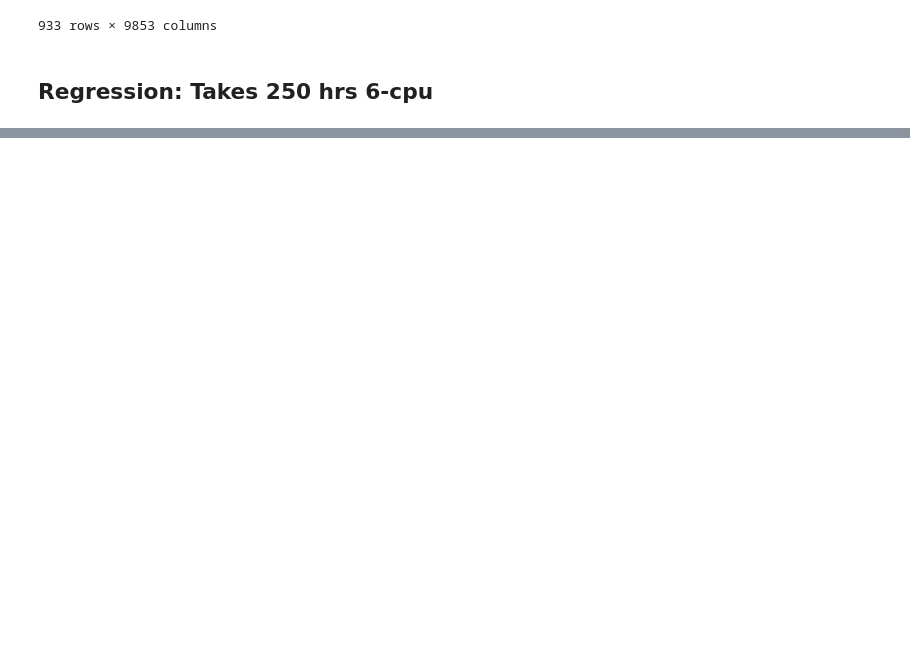
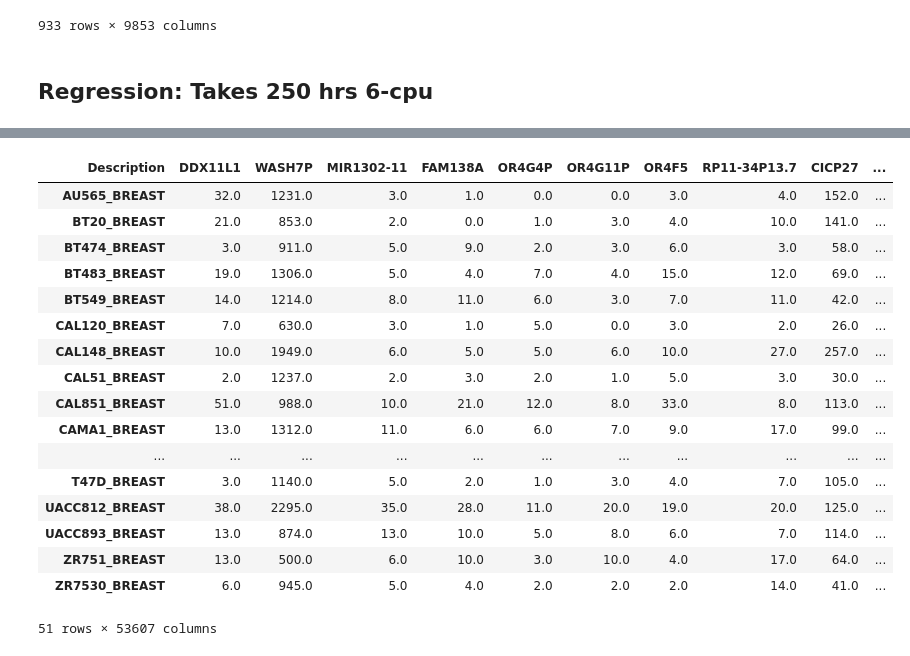
Before and after one commit to l1joseph/Multiscale_HRD_Classifier, a Jupyter notebook: Scripts/deconvo_reg.ipynb, the cells around one changed output, grey strips where cells are left out. Drawn from its saved outputs; the diff is of its cells as text; code cells hidden in the pictures; blank space fills up the shorter version.

```diff
--- a/Scripts/deconvo_reg.ipynb
+++ b/Scripts/deconvo_reg.ipynb
@@ -289,0 +201,35 @@ Name: CRACR2B, dtype: float64
+# %%
+genes_validation = pd.read_csv('../data/validation/CCLE_RNAseq_genes_counts_20180929.gct', sep="\t", skiprows=2)
+# Drop the 'Ensembl IDs' column
+genes_validation_transposed = genes_validation.drop(columns=['Name'])
+
+# Set the 'Description' column as the new header (column names)
+genes_validation_transposed = genes_validation_transposed.set_index('Description').transpose()
+
+# genes_validation_transposed_sorted = genes_validation_transposed.sort_index(axis = 1)
+# Drop columns that have only zeros
+genes_validation_transposed = genes_validation_transposed.loc[:, ~(genes_validation_transposed == 0).all()]
+
+# drop duplicates
+genes_validation_transposed_sorted = genes_validation_transposed.loc[:, ~genes_validation_transposed.columns.duplicated()]
+breast_filt = genes_validation_transposed_sorted[genes_validation_transposed_sorted.index.str.contains('BREAST')]
+breast_filt
+# %% [output]
+| Description | DDX11L1 | WASH7P | MIR1302-11 | FAM138A | OR4G4P | OR4G11P | OR4F5 | RP11-34P13.7 | CICP27 | ... |
+| AU565_BREAST | 32.0 | 1231.0 | 3.0 | 1.0 | 0.0 | 0.0 | 3.0 | 4.0 | 152.0 | ... |
+| BT20_BREAST | 21.0 | 853.0 | 2.0 | 0.0 | 1.0 | 3.0 | 4.0 | 10.0 | 141.0 | ... |
+| BT474_BREAST | 3.0 | 911.0 | 5.0 | 9.0 | 2.0 | 3.0 | 6.0 | 3.0 | 58.0 | ... |
+| BT483_BREAST | 19.0 | 1306.0 | 5.0 | 4.0 | 7.0 | 4.0 | 15.0 | 12.0 | 69.0 | ... |
+| BT549_BREAST | 14.0 | 1214.0 | 8.0 | 11.0 | 6.0 | 3.0 | 7.0 | 11.0 | 42.0 | ... |
+| CAL120_BREAST | 7.0 | 630.0 | 3.0 | 1.0 | 5.0 | 0.0 | 3.0 | 2.0 | 26.0 | ... |
+| CAL148_BREAST | 10.0 | 1949.0 | 6.0 | 5.0 | 5.0 | 6.0 | 10.0 | 27.0 | 257.0 | ... |
+| CAL51_BREAST | 2.0 | 1237.0 | 2.0 | 3.0 | 2.0 | 1.0 | 5.0 | 3.0 | 30.0 | ... |
+| CAL851_BREAST | 51.0 | 988.0 | 10.0 | 21.0 | 12.0 | 8.0 | 33.0 | 8.0 | 113.0 | ... |
+| CAMA1_BREAST | 13.0 | 1312.0 | 11.0 | 6.0 | 6.0 | 7.0 | 9.0 | 17.0 | 99.0 | ... |
+| ... | ... | ... | ... | ... | ... | ... | ... | ... | ... | ... |
+| T47D_BREAST | 3.0 | 1140.0 | 5.0 | 2.0 | 1.0 | 3.0 | 4.0 | 7.0 | 105.0 | ... |
+| UACC812_BREAST | 38.0 | 2295.0 | 35.0 | 28.0 | 11.0 | 20.0 | 19.0 | 20.0 | 125.0 | ... |
+| UACC893_BREAST | 13.0 | 874.0 | 13.0 | 10.0 | 5.0 | 8.0 | 6.0 | 7.0 | 114.0 | ... |
+| ZR751_BREAST | 13.0 | 500.0 | 6.0 | 10.0 | 3.0 | 10.0 | 4.0 | 17.0 | 64.0 | ... |
+| ZR7530_BREAST | 6.0 | 945.0 | 5.0 | 4.0 | 2.0 | 2.0 | 2.0 | 14.0 | 41.0 | ... |
+51 rows × 53607 columns
```
Also changed, not shown: parts of 33 cells of this notebook.
